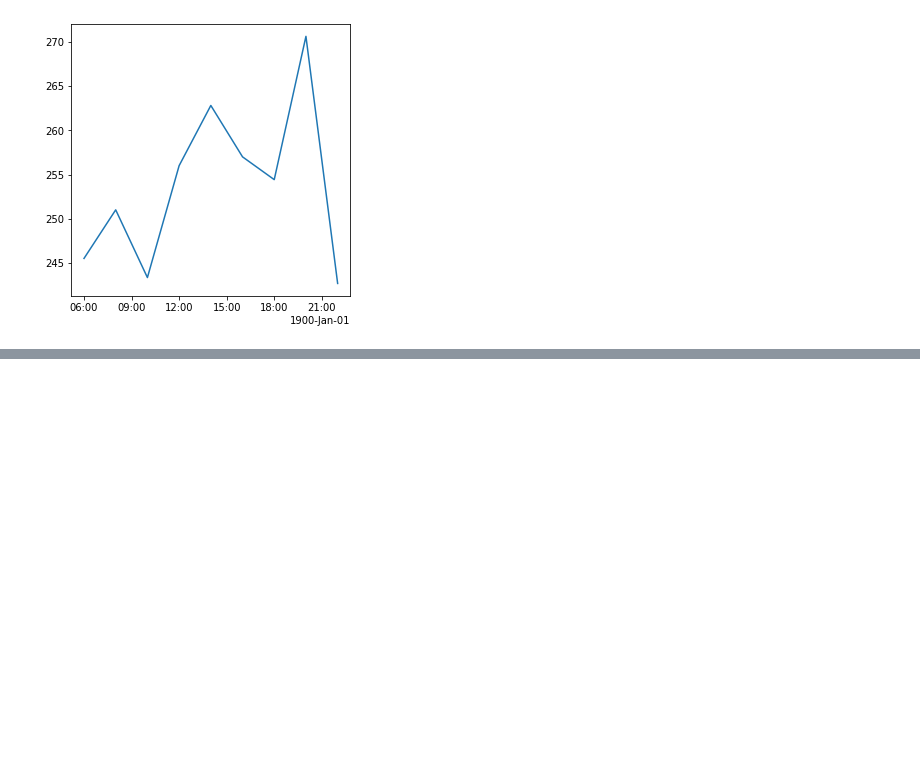
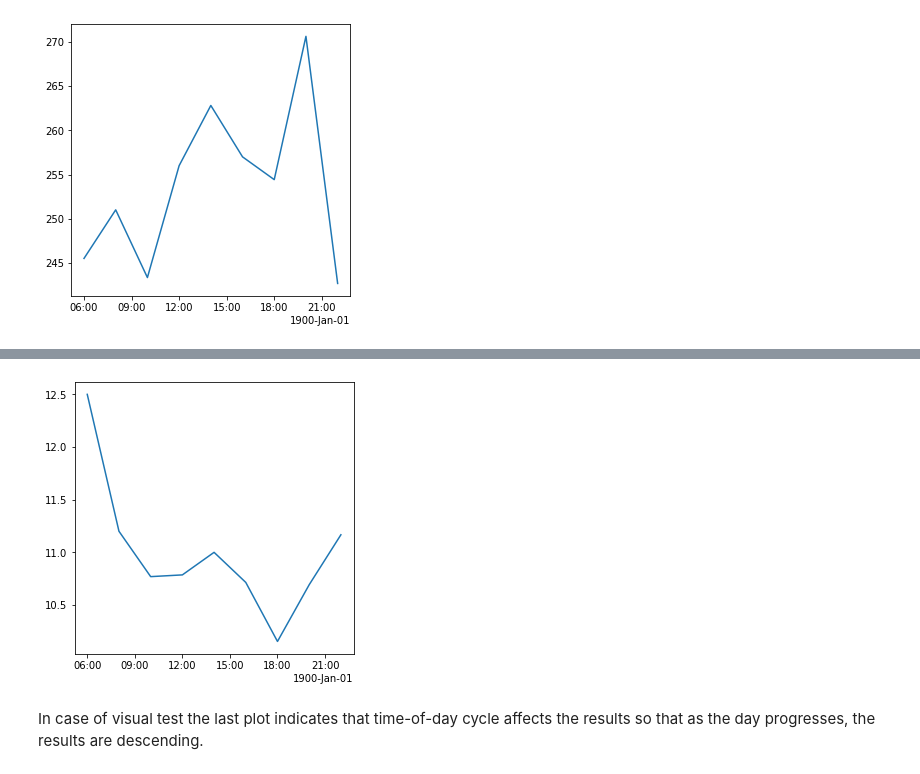
Before and after one commit to kaareltinn/icns-project, a Jupyter notebook: project.ipynb, the cells around one changed output, grey strips where cells are left out. Drawn from its saved outputs; the diff is of its cells as text; code cells hidden in the pictures; blank space fills up the shorter version.

```diff
--- a/project.ipynb
+++ b/project.ipynb
@@ -178,0 +199,5 @@ plt.show()
+# %%
+visual_data['time'] = visual_data.apply(lambda x: datetime.strptime(x.Timestamp, '%H:%M'), axis=1)
+visual_data.set_index(visual_data['time'], inplace=True)
+visual_hourly_data = visual_data.resample('2H').mean().dropna()
+visual_hourly_data
@@ -178,0 +216,9 @@ plt.show()
+# %%
+fig, ax = plt.subplots(figsize=(5,5))
+ax.plot(visual_hourly_data.index, visual_hourly_data.result)
+set_concise_formatter(ax)
+plt.show()
+# %% [output]
+[figure, added]
+# %% [markdown]
+In case of visual test the last plot indicates that time-of-day cycle affects the results so that as the day progresses, the results are descending.
```
Also changed, not shown: parts of 16 cells of this notebook, 1 other file.
